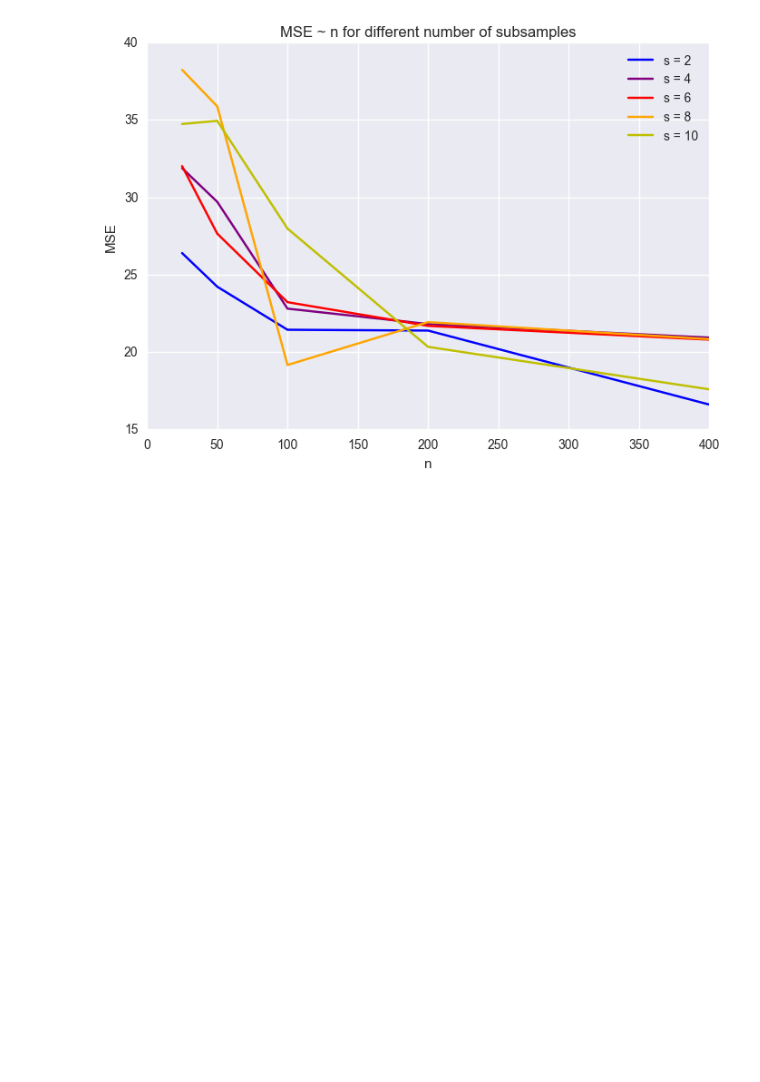
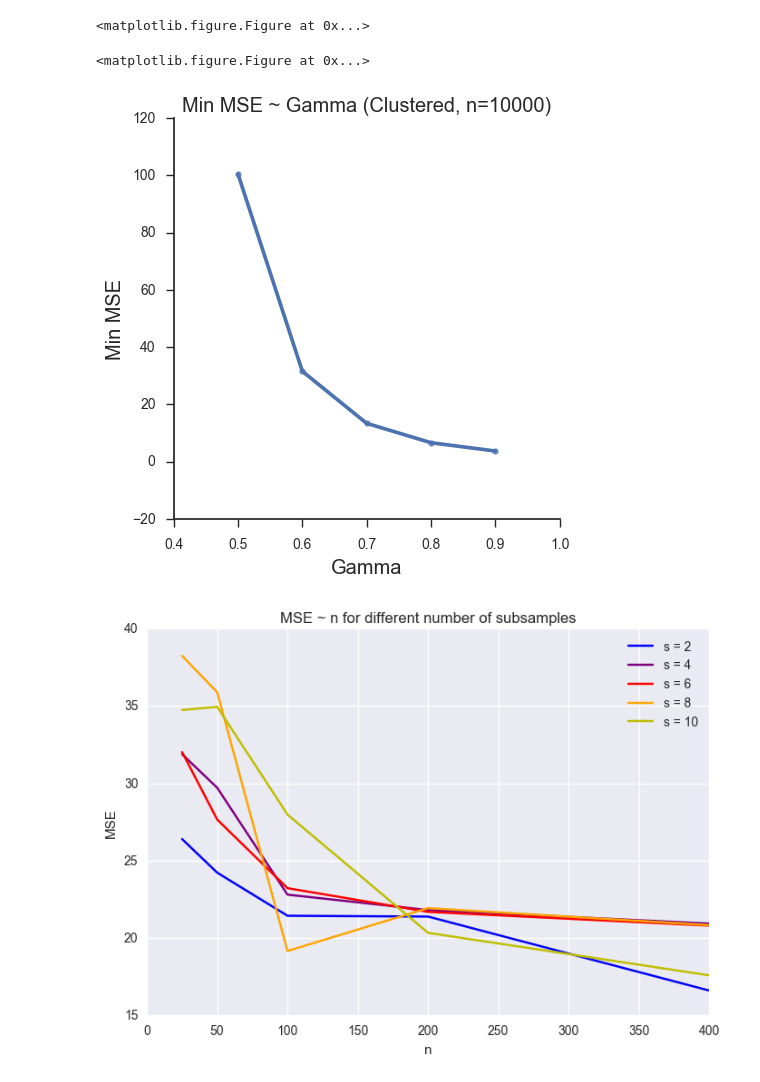
Before and after one commit to zihaoxu/BLB-RF-Simulation, a Jupyter notebook: Ipython - n_gamma_pct_MSE.ipynb, the cells around one changed output. Cells and saved outputs as stored; diff of their text form; code cells hidden in the pictures; blank space fills up the shorter version.

```diff
--- a/Ipython - n_gamma_pct_MSE.ipynb
+++ b/Ipython - n_gamma_pct_MSE.ipynb
@@ -64,12 +102,0 @@ plt.show()
-# %%
-plt.figure()
-color_dict = {25:'y', 50:'orange', 100:'r', 200:'purple', 400:'b'}
-for n in df['n'].unique():
-    temp = df[df['n']==n]
-    grouped = temp.groupby('s').mean()
-    plt.plot(grouped.index, grouped['MSE'], c = color_dict[n], label = "n = " + str(n))
-plt.legend(loc = 4)
-plt.xlabel('s')
-plt.ylabel('MSE')
-plt.title('MSE ~ s for different ns')
-plt.show()
@@ -77,0 +103,8 @@ KeyError: 1000
+# %%
+new_df = defaultdict(list)
+for ga in df['gamma'].unique():
+    temp = df[df.gamma==ga]
+    minMSE = min(temp['MSE'])
+    minRow = temp[temp.MSE==minMSE]
+    new_df['gamma'].append(float(minRow['gamma']))
+    new_df['MSE'].append(float(minRow['MSE']))
@@ -78,3 +120,29 @@ KeyError: 1000
+# %%
+plt.figure()
+color_dict = {.5:'y', .6:'orange', .7:'r', .8:'purple', .9:'b',1:'k'}
+new_df = defaultdict(list)
+for ga in df['gamma'].unique():
+    temp = df[df.gamma==ga]
+    minMSE = min(temp['MSE'])
+    minRow = temp[temp.MSE==minMSE]
+    new_df['gamma'].append(float(minRow['gamma']))
+    new_df['MSE'].append(float(minRow['MSE']))
+    #plt.scatter(minRow['gamma'], minRow['MSE'], c = color_dict[ga], label = 'gamma = ' +str(ga),s = 40, marker='s')
+new_df = pd.DataFrame(new_df)
+sns.lmplot('gamma', 'MSE',data = new_df, lowess = True)
+#sns.lmplot('gamma', 'MSE',data = new_df, hue = 'gamma',lowess = True)
+plt.xlabel('Gamma')
+plt.ylabel('Min MSE')
+#plt.xlim(.46, .94)
+#plt.ylim(-12,120)
+plt.title('Min MSE ~ Gamma (Clustered, n=10000)')
+sns.despine()
+#plt.savefig('/Users/zihaoxu/R_repos/BLB-RF-Sim/Plots/MinMSE~gamma_clustered.png', dpi = 300, fmt = 'png')
+plt.show()
+# %% [output]
+<matplotlib.figure.Figure at 0x...>
+<matplotlib.figure.Figure at 0x...>
+[figure, added]
 # %%
 plt.figure()
 color_dict = {2:'b', 4:'purple', 6:'r', 8:'orange', 10:'y'}
```
Also changed, not shown: parts of 13 cells of this notebook, 10 other files.
